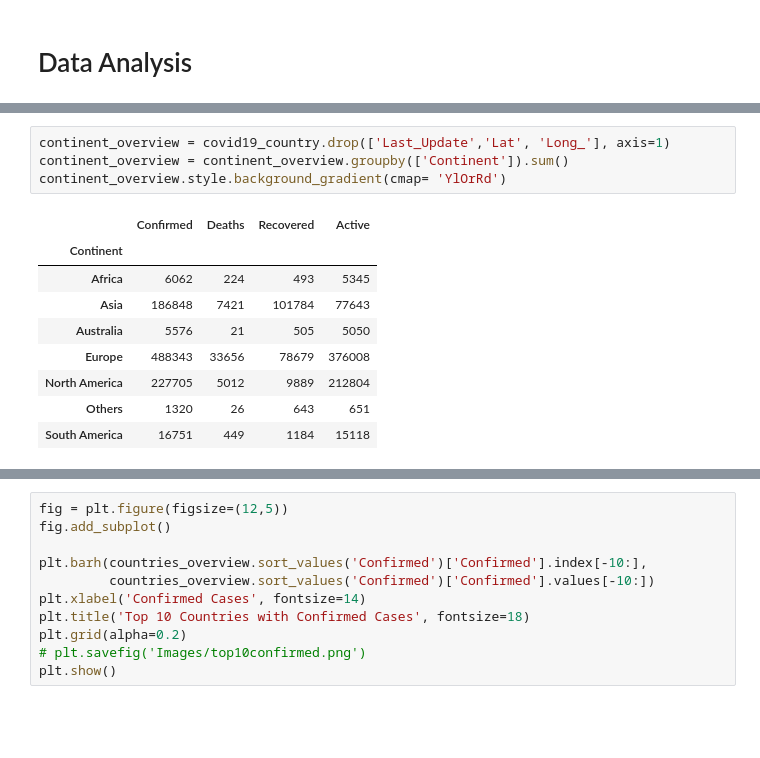
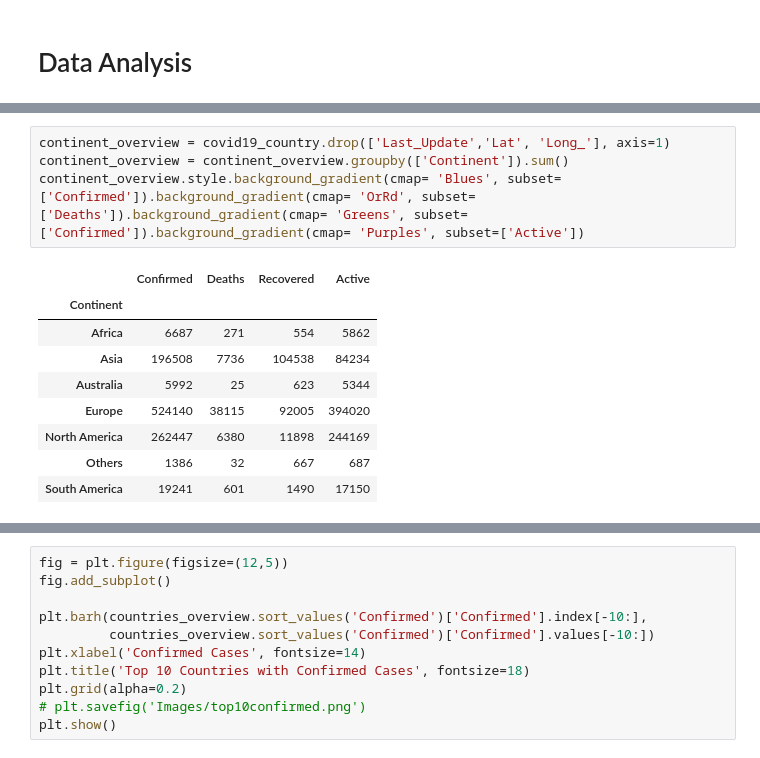
Before and after one commit to aclao89/Novel-COVID-19, a Jupyter notebook: Global Analysis.ipynb, the cells around one changed output, grey strips where cells are left out. Drawn from its saved outputs; the diff is of its cells as text; blank space fills up the shorter version.

```diff
--- a/Global Analysis.ipynb
+++ b/Global Analysis.ipynb
@@ -317,17 +317,17 @@ global_cases_overview.style.background_gradient(cmap='YlOrRd')
 # %%
 continent_overview = covid19_country.drop(['Last_Update','Lat', 'Long_'], axis=1)
 continent_overview = continent_overview.groupby(['Continent']).sum()
-continent_overview.style.background_gradient(cmap= 'YlOrRd')
+continent_overview.style.background_gradient(cmap= 'Blues', subset=['Confirmed']).background_gradient(cmap= 'OrRd', subset=['Deaths']).background_gradient(cmap= 'Greens', subset=['Confirmed']).background_gradient(cmap= 'Purples', subset=['Active'])
 # %% [output]
 |  | Confirmed | Deaths | Recovered | Active |
 | Continent |  |  |  |  |
-| Africa | 6062 | 224 | 493 | 5345 |
-| Asia | 186848 | 7421 | 101784 | 77643 |
-| Australia | 5576 | 21 | 505 | 5050 |
-| Europe | 488343 | 33656 | 78679 | 376008 |
-| North America | 227705 | 5012 | 9889 | 212804 |
-| Others | 1320 | 26 | 643 | 651 |
-| South America | 16751 | 449 | 1184 | 15118 |
+| Africa | 6687 | 271 | 554 | 5862 |
+| Asia | 196508 | 7736 | 104538 | 84234 |
+| Australia | 5992 | 25 | 623 | 5344 |
+| Europe | 524140 | 38115 | 92005 | 394020 |
+| North America | 262447 | 6380 | 11898 | 244169 |
+| Others | 1386 | 32 | 667 | 687 |
+| South America | 19241 | 601 | 1490 | 17150 |
 # %%
 #Let examine the cases by top 10 countries by number of confirmed cases
 countries_overview = covid19_country.drop(['Last_Update', 'Continent','Lat', 'Long_'], axis=1)
```
Also changed, not shown: parts of 3 cells of this notebook.
